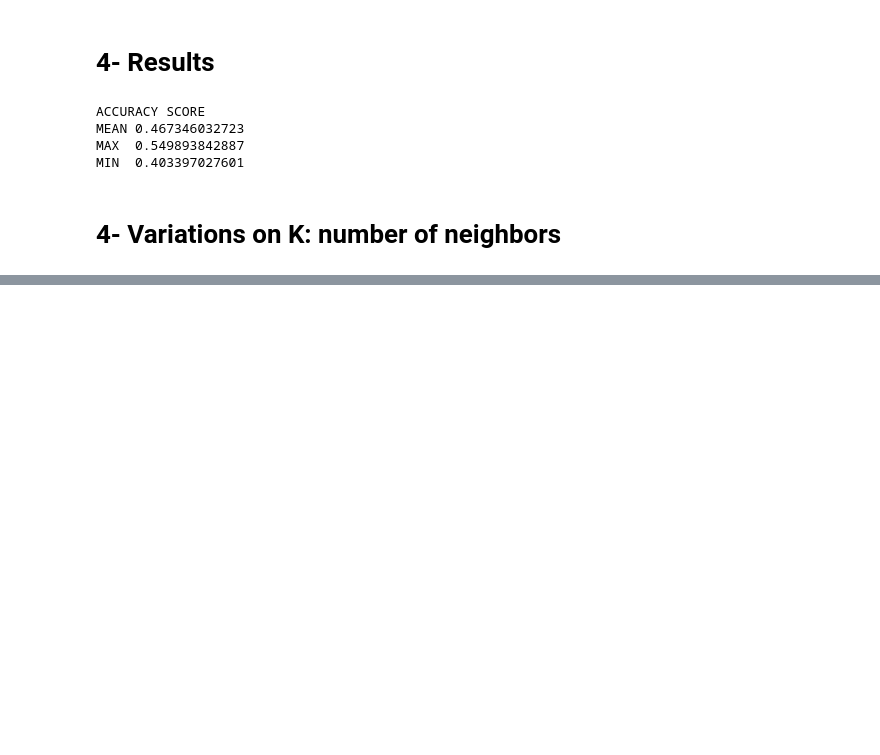
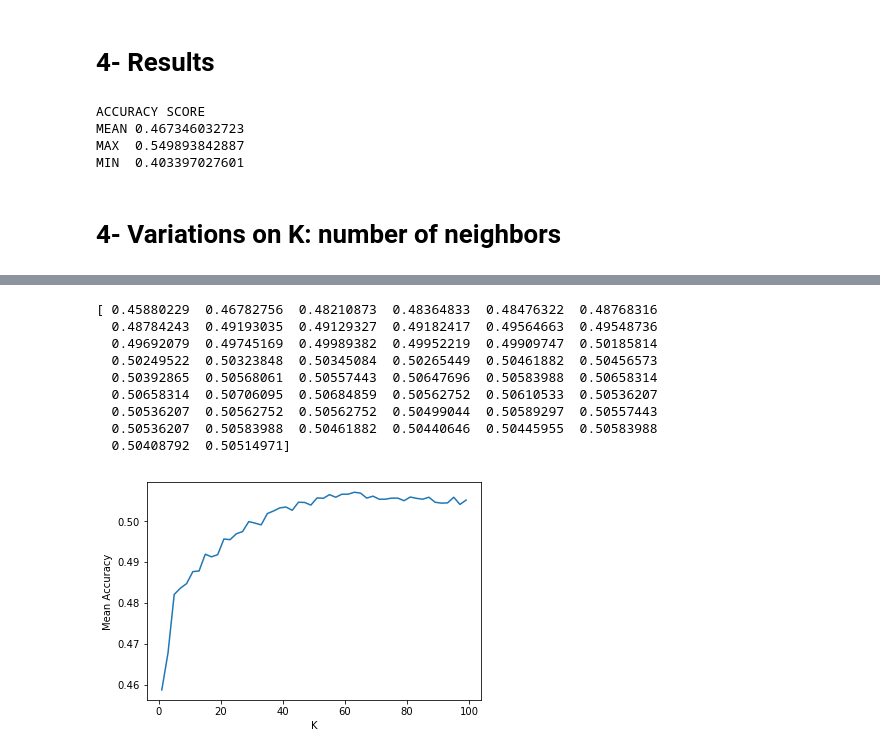
Before and after one commit to ribes96/Grau-MD, a Jupyter notebook: Entrega2/KNN method-k-fold-notext.ipynb, the cells around one changed output, grey strips where cells are left out. Drawn from its saved outputs; the diff is of its cells as text; code cells hidden in the pictures; blank space fills up the shorter version.

```diff
--- a/Entrega2/KNN method-k-fold-notext.ipynb
+++ b/Entrega2/KNN method-k-fold-notext.ipynb
@@ -170,18 +171,29 @@ print("Best Params fo Knn=",clf.best_params_, "Accuracy=", clf.best_score_)
 # %%
 # Ploting library
 import numpy as np
 import matplotlib.pyplot as plt
 
 # Data
 mean = clf.cv_results_['mean_test_score']
 l = len(mean)
-x = range(1,l+1)
+x = limit_range
 y = mean
 
 print(mean)
 
 # Plot
 plt.plot(x,y)
 plt.xlabel('K')
 plt.ylabel('Mean Accuracy')
 plt.show()
+# %% [output]
+[ 0.45880229  0.46782756  0.48210873  0.48364833  0.48476322  0.48768316
+  0.48784243  0.49193035  0.49129327  0.49182417  0.49564663  0.49548736
+  0.49692079  0.49745169  0.49989382  0.49952219  0.49909747  0.50185814
+  0.50249522  0.50323848  0.50345084  0.50265449  0.50461882  0.50456573
+  0.50392865  0.50568061  0.50557443  0.50647696  0.50583988  0.50658314
+  0.50658314  0.50706095  0.50684859  0.50562752  0.50610533  0.50536207
+  0.50536207  0.50562752  0.50562752  0.50499044  0.50589297  0.50557443
+  0.50536207  0.50583988  0.50461882  0.50440646  0.50445955  0.50583988
+  0.50408792  0.50514971]
+[figure, added]
```
Also changed, not shown: parts of 1 cell of this notebook.
